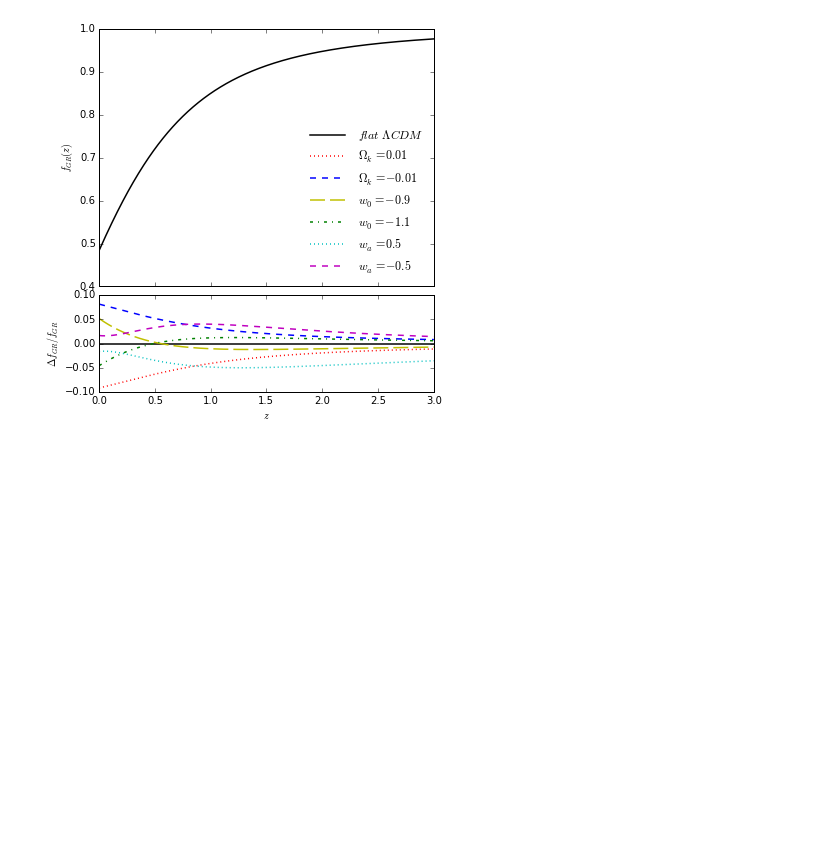
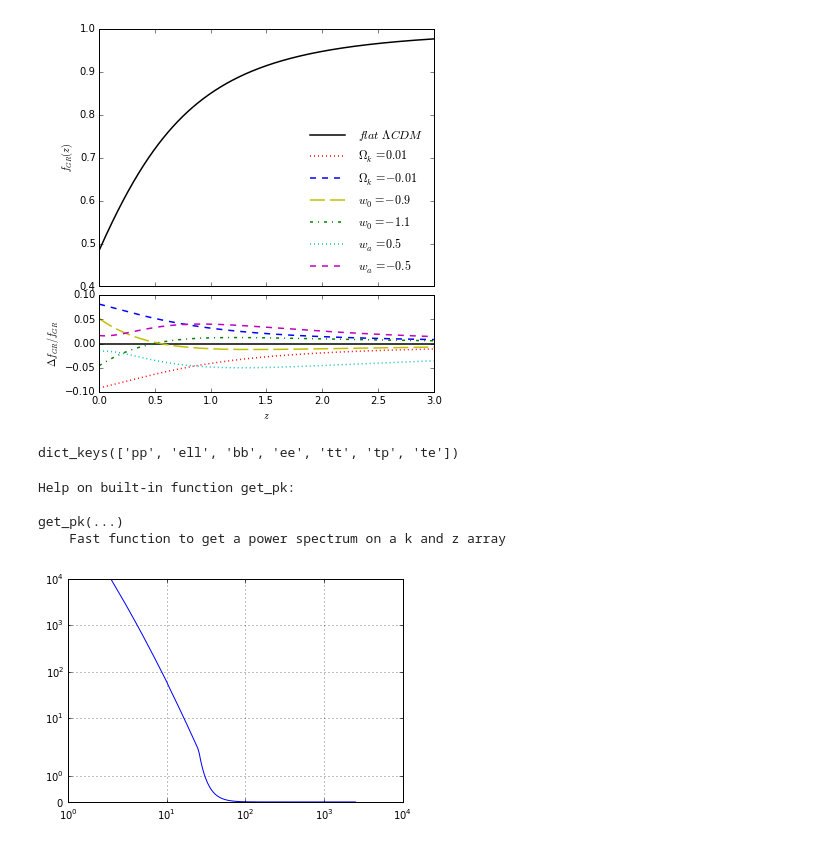
Before and after one commit to kgage/deltaplots, a Jupyter notebook: ModelPlots.ipynb, the cells around one changed output. Drawn from its saved outputs; the diff is of its cells as text; code cells hidden in the pictures; blank space fills up the shorter version.

```diff
--- a/ModelPlots.ipynb
+++ b/ModelPlots.ipynb
@@ -464,3 +465,30 @@ plot_comp(Z, f1, '$f_{GR}(z)$', '$\Delta f_{GR}/f_{GR}$',
           comp5=(f5, '$w_a=0.5$'), comp6=(f15, '$w_a=-0.5$'))
 # %% [output]
 [figure]
+# %%
+cosmo = Class()
+cosmo.set({'output':'tCl,pCl,lCl'})
+cosmo.compute()
+#cosmo.struct_cleanup()
+# %%
+l = np.arange(2,2501)
+factor = l * (l + 1) / (2 * np.pi)
+raw = cosmo.raw_cl(2500)
+raw.viewkeys()
+# %% [output]
+dict_keys(['pp', 'ell', 'bb', 'ee', 'tt', 'tp', 'te'])
+# %%
+help(cosmo.get_pk)
+# %% [output]
+Help on built-in function get_pk:
+
+get_pk(...)
+    Fast function to get a power spectrum on a k and z array
+# %%
+plt.plot(l,raw['pp'][2:] * 1e12)
+plt.yscale('symlog')
+plt.xscale('symlog')
+plt.grid()
+plt.show()
+# %% [output]
+[figure, added]
```
Also changed, not shown: parts of 1 cell of this notebook, 1 other file.
